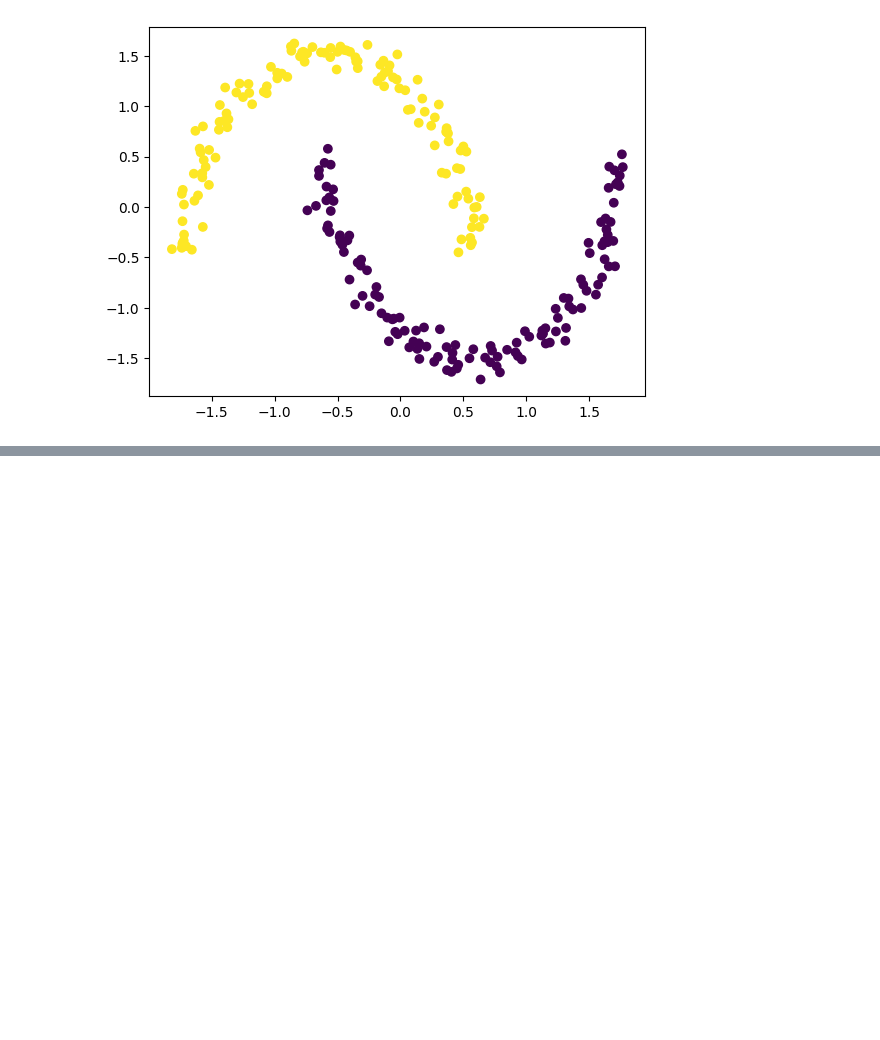
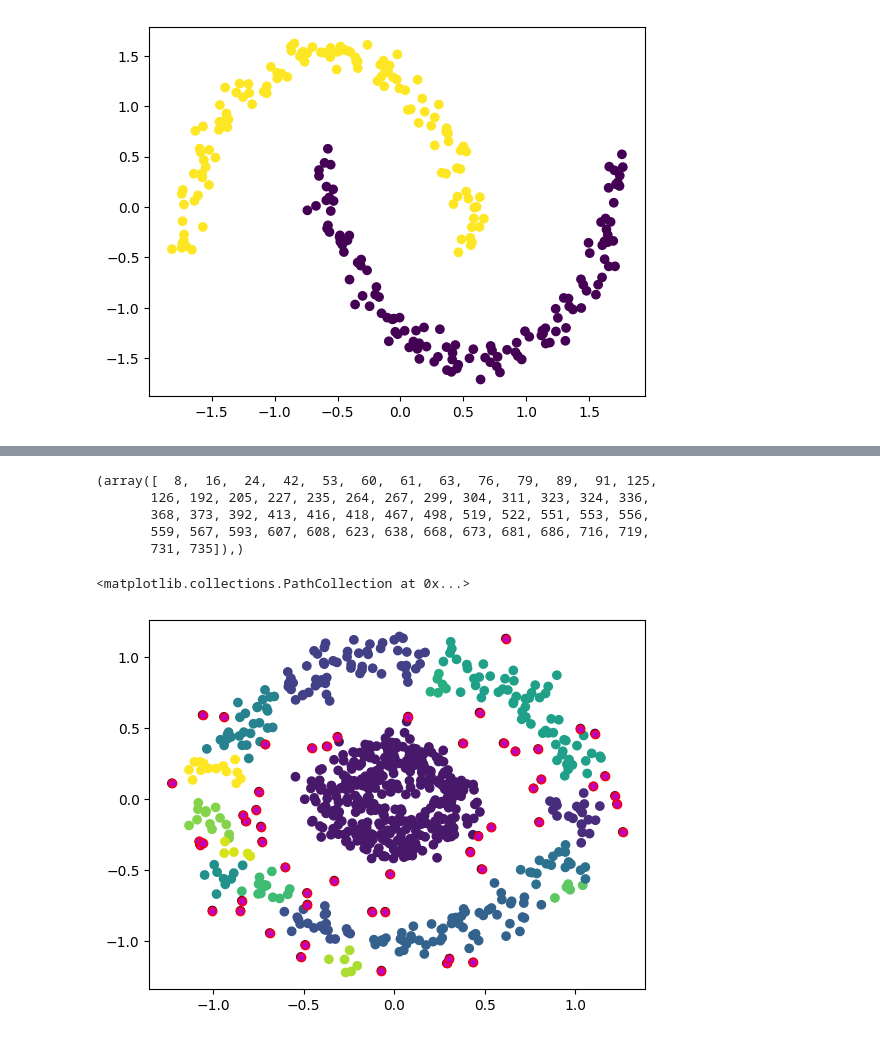
Before and after one commit to HanniKanchap/ML, a Jupyter notebook: Unsupervised_ML/DBSCAN.ipynb, the cells around one changed output, grey strips where cells are left out. Saved outputs shown, nothing was run; the diff lists cells and outputs as text; code cells hidden in the pictures; blank space fills up the shorter version.

```diff
--- a/Unsupervised_ML/DBSCAN.ipynb
+++ b/Unsupervised_ML/DBSCAN.ipynb
@@ -52,0 +79,4 @@ plt.scatter(X_scaled[:,0],X_scaled[:,1],c = model.labels_)
+# %%
+model = DBSCAN(eps=0.10)
+# %%
+model.fit_predict(X)
@@ -52,0 +101,16 @@ plt.scatter(X_scaled[:,0],X_scaled[:,1],c = model.labels_)
+# %%
+import numpy as np
+index = np.where(model.labels_ < 0)
+print(index)
+# %% [output]
+(array([  8,  16,  24,  42,  53,  60,  61,  63,  76,  79,  89,  91, 125,
+       126, 192, 205, 227, 235, 264, 267, 299, 304, 311, 323, 324, 336,
+       368, 373, 392, 413, 416, 418, 467, 498, 519, 522, 551, 553, 556,
+       559, 567, 593, 607, 608, 623, 638, 668, 673, 681, 686, 716, 719,
+       731, 735]),)
+# %%
+plt.scatter(X[:,0],X[:,1],c=model.labels_)
+plt.scatter(X[index,0],X[index,1],edgecolors='r',c='m')
+# %% [output]
+<matplotlib.collections.PathCollection at 0x...>
+[figure, added]
```
Also changed, not shown: parts of 9 cells of this notebook, 2 other files.
